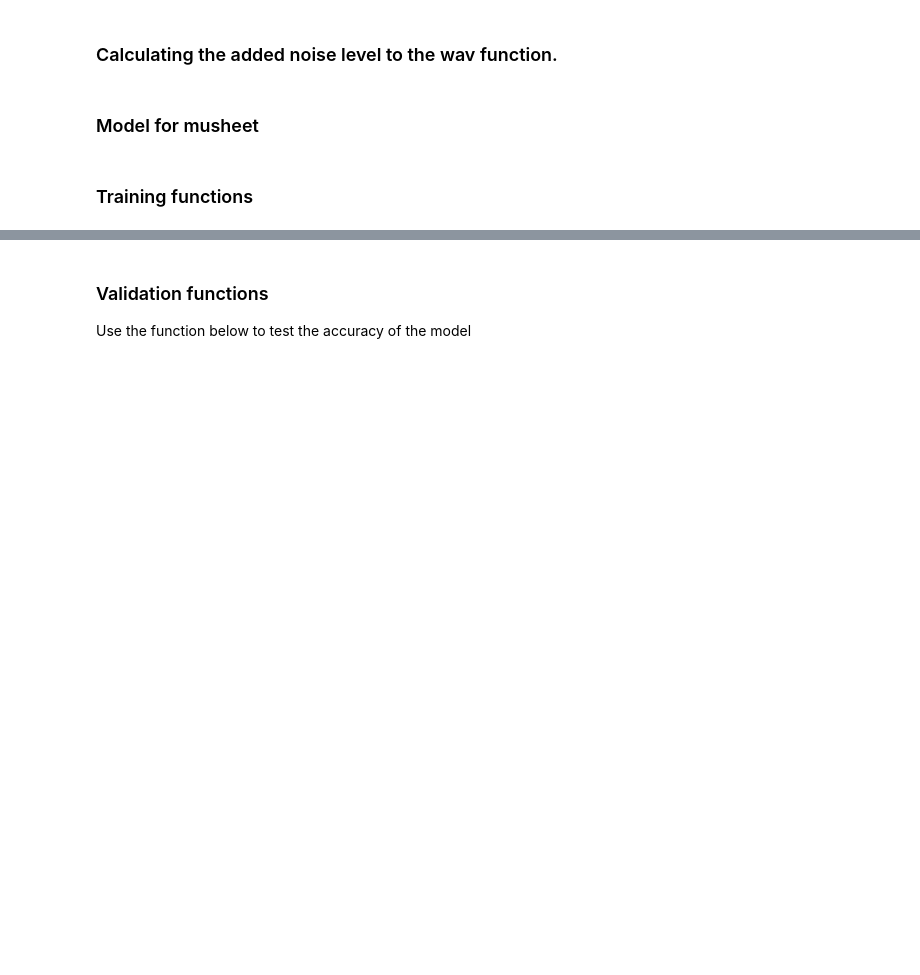
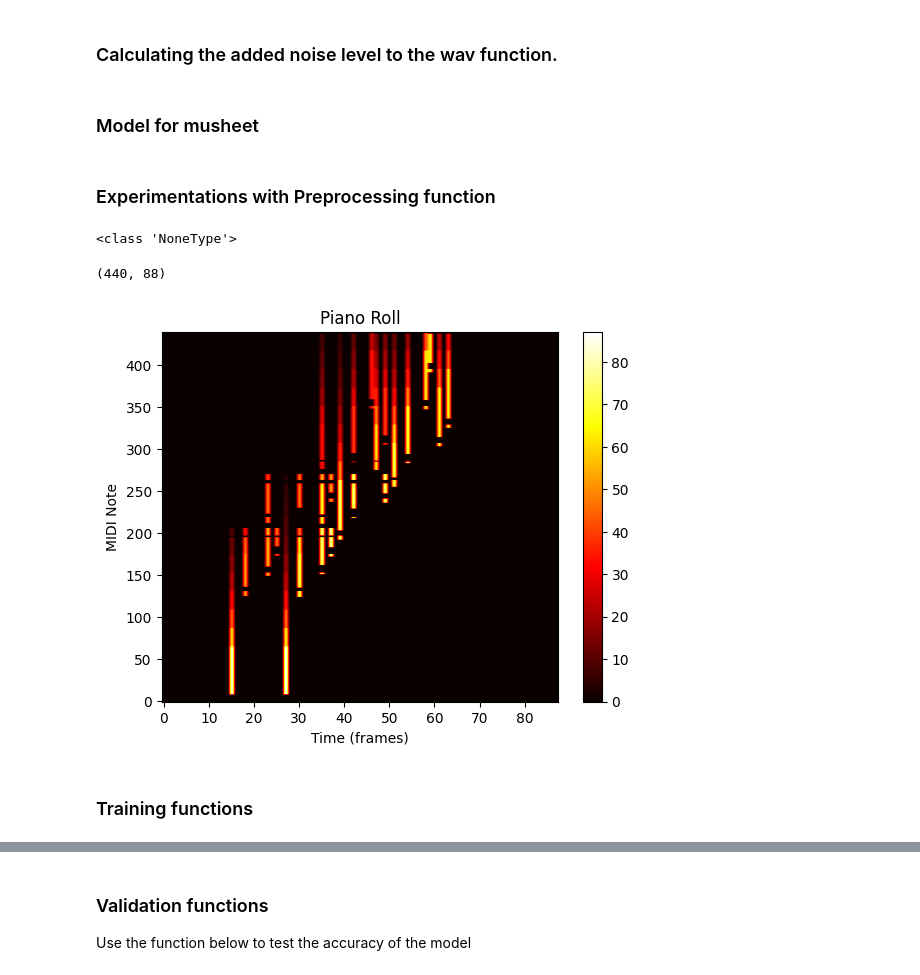
Before and after one commit to YouxunLkiu/Musheet, a Jupyter notebook: train.ipynb, the cells around one changed output, grey strips where cells are left out. Saved outputs shown, nothing was run; the diff lists cells and outputs as text; code cells hidden in the pictures; blank space fills up the shorter version.

```diff
--- a/train.ipynb
+++ b/train.ipynb
@@ -573,4 +805,4 @@ class MultiTaskLoss(nn.Module):
     def set_classification_balancer(self, weight):
         self.classification_loss.weight = weight
 # %% [markdown]
-### Training functions
+### Experimentations with Preprocessing function
@@ -577,3 +820,23 @@ class MultiTaskLoss(nn.Module):
+# %%
+print(type(z))
+# %% [output]
+<class 'NoneType'>
+# %%
+a, b = generate_data_label(505, segment_jump=0.5)
+vis = b.reshape(b.shape[0]*b.shape[1],b.shape[2],b.shape[3] )
+s = vis[:440, :,2]
+print(s.shape)
+plt.imshow(s, aspect='auto', cmap='hot', origin='lower')
+plt.title("Piano Roll")
+plt.xlabel("Time (frames)")
+plt.ylabel("MIDI Note")
+plt.colorbar(label="")
+plt.show()
+# %% [output]
+(440, 88)
+[figure, added]
+# %% [markdown]
+### Training functions
 # %%
 from torch.utils.data import DataLoader, TensorDataset
 import tqdm
```
Also changed, not shown: parts of 31 cells of this notebook, 3 other files.
